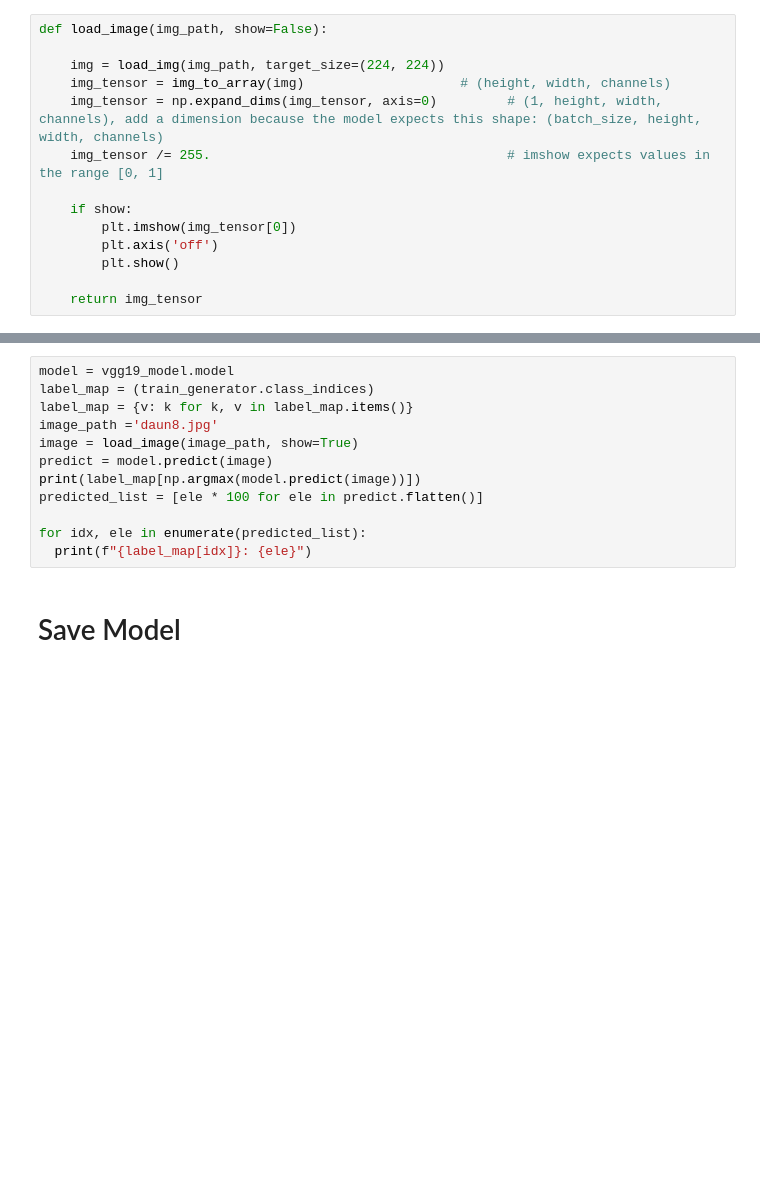
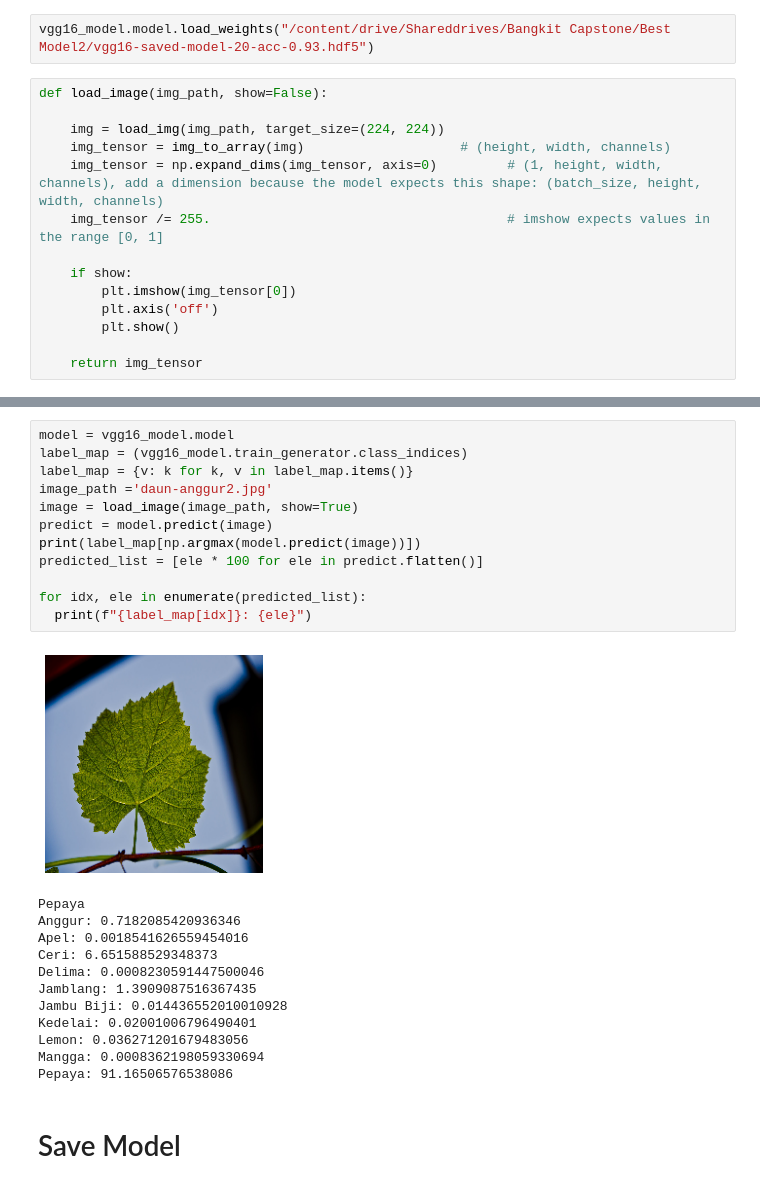
Before and after one commit to rifqoi/Inacure-Machine-Learning, a Jupyter notebook: 03-ensemble.ipynb, the cells around one changed output, grey strips where cells are left out. Cells and saved outputs as stored; diff of their text form; blank space fills up the shorter version.

```diff
--- a/03-ensemble.ipynb
+++ b/03-ensemble.ipynb
@@ -835,3 +791,5 @@ Copy ./vgg19-saved-model-13-acc-0.93.hdf5 to /content/drive/Shareddrives/Bangkit
+# %%
+vgg16_model.model.load_weights("/content/drive/Shareddrives/Bangkit Capstone/Best Model2/vgg16-saved-model-20-acc-0.93.hdf5")
 # %%
 def load_image(img_path, show=False):
 
@@ -862,15 +820,28 @@ daun8.jpg           100%[===================>]   2.32M  --.-KB/s    in 0.03s
 # %%
-model = vgg19_model.model
-label_map = (train_generator.class_indices)
+model = vgg16_model.model
+label_map = (vgg16_model.train_generator.class_indices)
 label_map = {v: k for k, v in label_map.items()}
-image_path ='daun8.jpg'
+image_path ='daun-anggur2.jpg'
 image = load_image(image_path, show=True)
 predict = model.predict(image)
 print(label_map[np.argmax(model.predict(image))])
 predicted_list = [ele * 100 for ele in predict.flatten()]
 
 for idx, ele in enumerate(predicted_list):
   print(f"{label_map[idx]}: {ele}")
+# %% [output]
+[figure, added]
+Pepaya
+Anggur: 0.7182085420936346
+Apel: 0.0018541626559454016
+Ceri: 6.651588529348373
+Delima: 0.0008230591447500046
+Jamblang: 1.3909087516367435
+Jambu Biji: 0.014436552010010928
+Kedelai: 0.02001006796490401
+Lemon: 0.036271201679483056
+Mangga: 0.0008362198059330694
+Pepaya: 91.16506576538086
 # %% [markdown]
 # Save Model
 # %%
```
Also changed, not shown: parts of 24 cells of this notebook.
